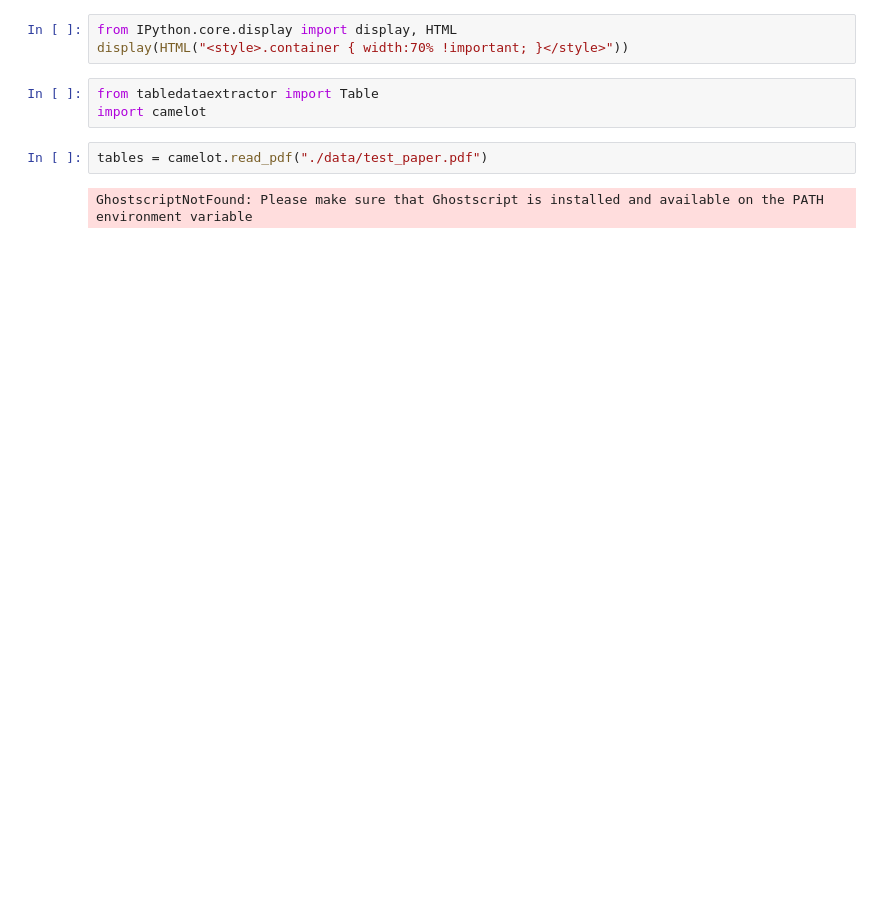
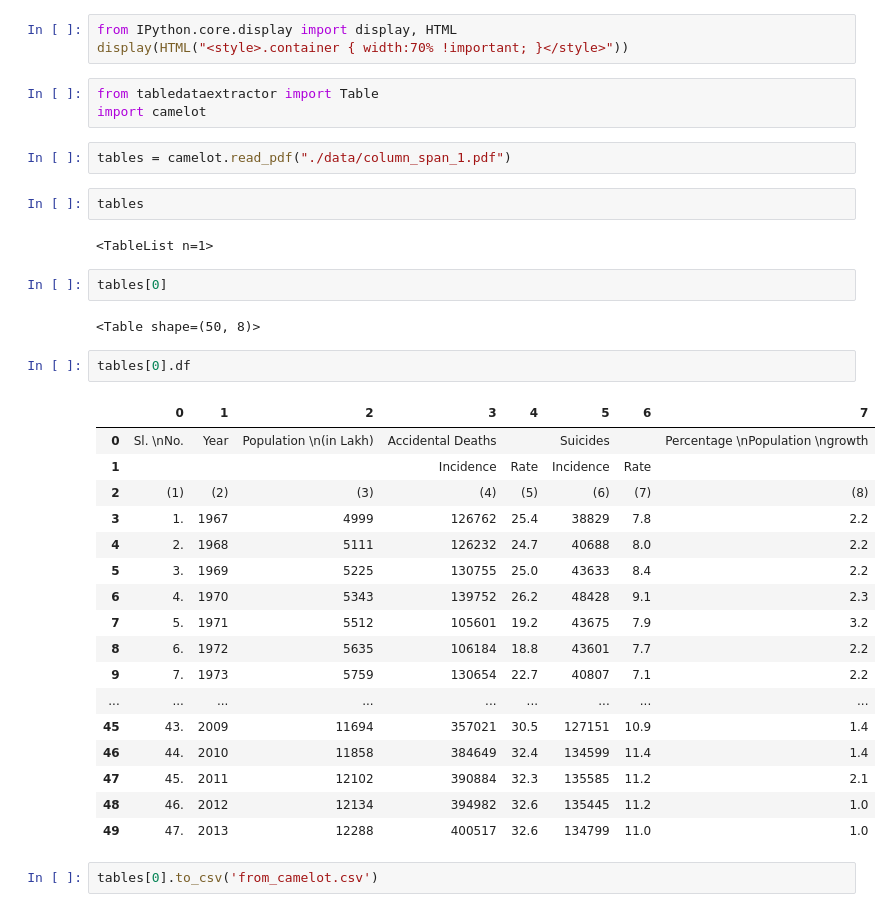
Before and after one commit to CambridgeMolecularEngineering/tabledataextractor, a Jupyter notebook: development_jm2111/camelot_testing.ipynb, the cells around one changed output. Saved outputs shown, nothing was run; the diff lists cells and outputs as text; blank space fills up the shorter version.

```diff
--- a/development_jm2111/camelot_testing.ipynb
+++ b/development_jm2111/camelot_testing.ipynb
@@ -5,6 +5,34 @@ display(HTML("<style>.container { width:70% !important; }</style>"))
 from tabledataextractor import Table
 import camelot
 # %%
-tables = camelot.read_pdf("./data/test_paper.pdf")
+tables = camelot.read_pdf("./data/column_span_1.pdf")
-# %% [output]
-GhostscriptNotFound: Please make sure that Ghostscript is installed and available on the PATH environment variable
+# %%
+tables
+# %% [output]
+<TableList n=1>
+# %%
+tables[0]
+# %% [output]
+<Table shape=(50, 8)>
+# %%
+tables[0].df
+# %% [output]
+|  | 0 | 1 | 2 | 3 | 4 | 5 | 6 | 7 |
+| 0 | Sl. \nNo. | Year | Population \n(in Lakh) | Accidental Deaths |  | Suicides |  | Percentage \nPopulation \ngrowth |
+| 1 |  |  |  | Incidence | Rate | Incidence | Rate |  |
+| 2 | (1) | (2) | (3) | (4) | (5) | (6) | (7) | (8) |
+| 3 | 1. | 1967 | 4999 | 126762 | 25.4 | 38829 | 7.8 | 2.2 |
+| 4 | 2. | 1968 | 5111 | 126232 | 24.7 | 40688 | 8.0 | 2.2 |
+| 5 | 3. | 1969 | 5225 | 130755 | 25.0 | 43633 | 8.4 | 2.2 |
+| 6 | 4. | 1970 | 5343 | 139752 | 26.2 | 48428 | 9.1 | 2.3 |
+| 7 | 5. | 1971 | 5512 | 105601 | 19.2 | 43675 | 7.9 | 3.2 |
+| 8 | 6. | 1972 | 5635 | 106184 | 18.8 | 43601 | 7.7 | 2.2 |
+| 9 | 7. | 1973 | 5759 | 130654 | 22.7 | 40807 | 7.1 | 2.2 |
+| ... | ... | ... | ... | ... | ... | ... | ... | ... |
+| 45 | 43. | 2009 | 11694 | 357021 | 30.5 | 127151 | 10.9 | 1.4 |
+| 46 | 44. | 2010 | 11858 | 384649 | 32.4 | 134599 | 11.4 | 1.4 |
+| 47 | 45. | 2011 | 12102 | 390884 | 32.3 | 135585 | 11.2 | 2.1 |
+| 48 | 46. | 2012 | 12134 | 394982 | 32.6 | 135445 | 11.2 | 1.0 |
+| 49 | 47. | 2013 | 12288 | 400517 | 32.6 | 134799 | 11.0 | 1.0 |
+# %%
+tables[0].to_csv('from_camelot.csv')
```
Also changed, not shown: parts of 2 cells of this notebook.
